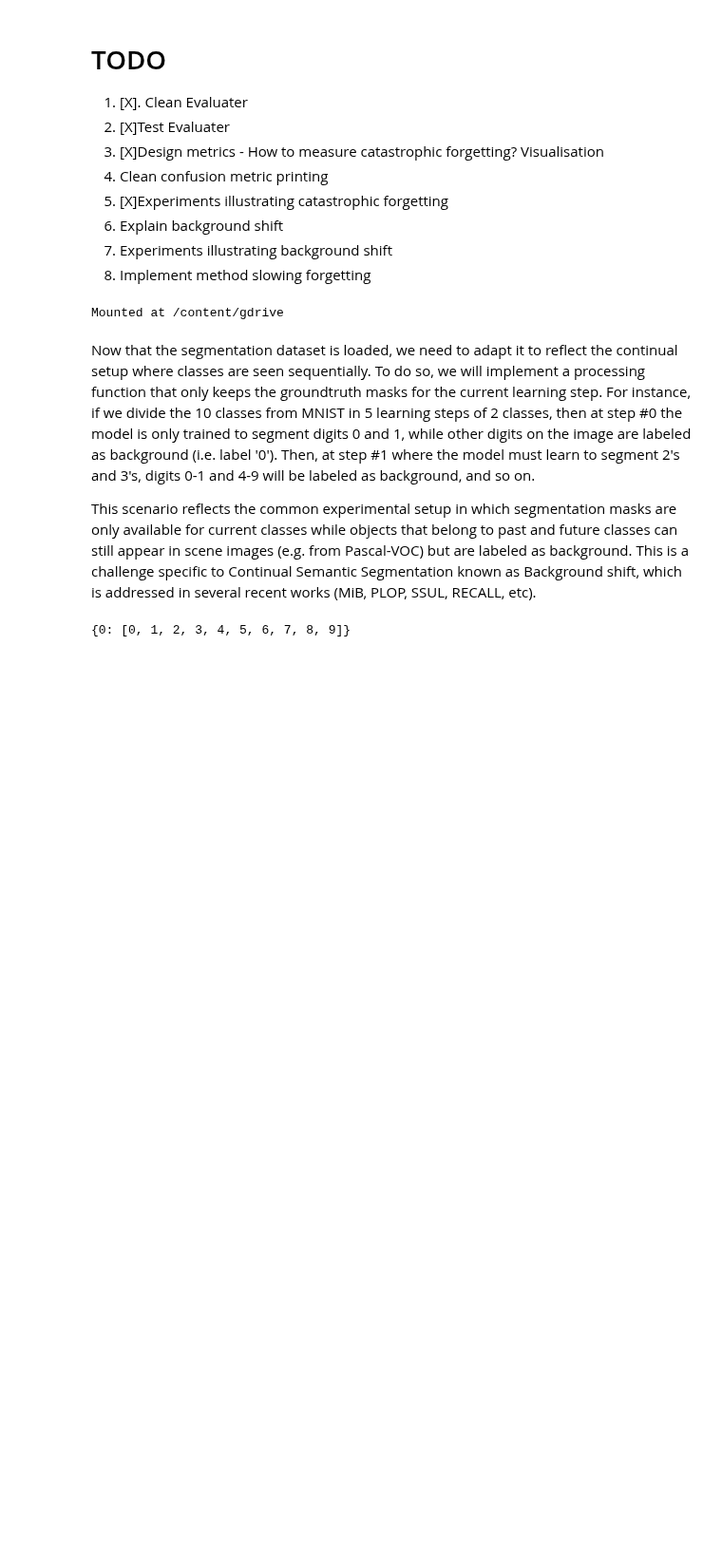
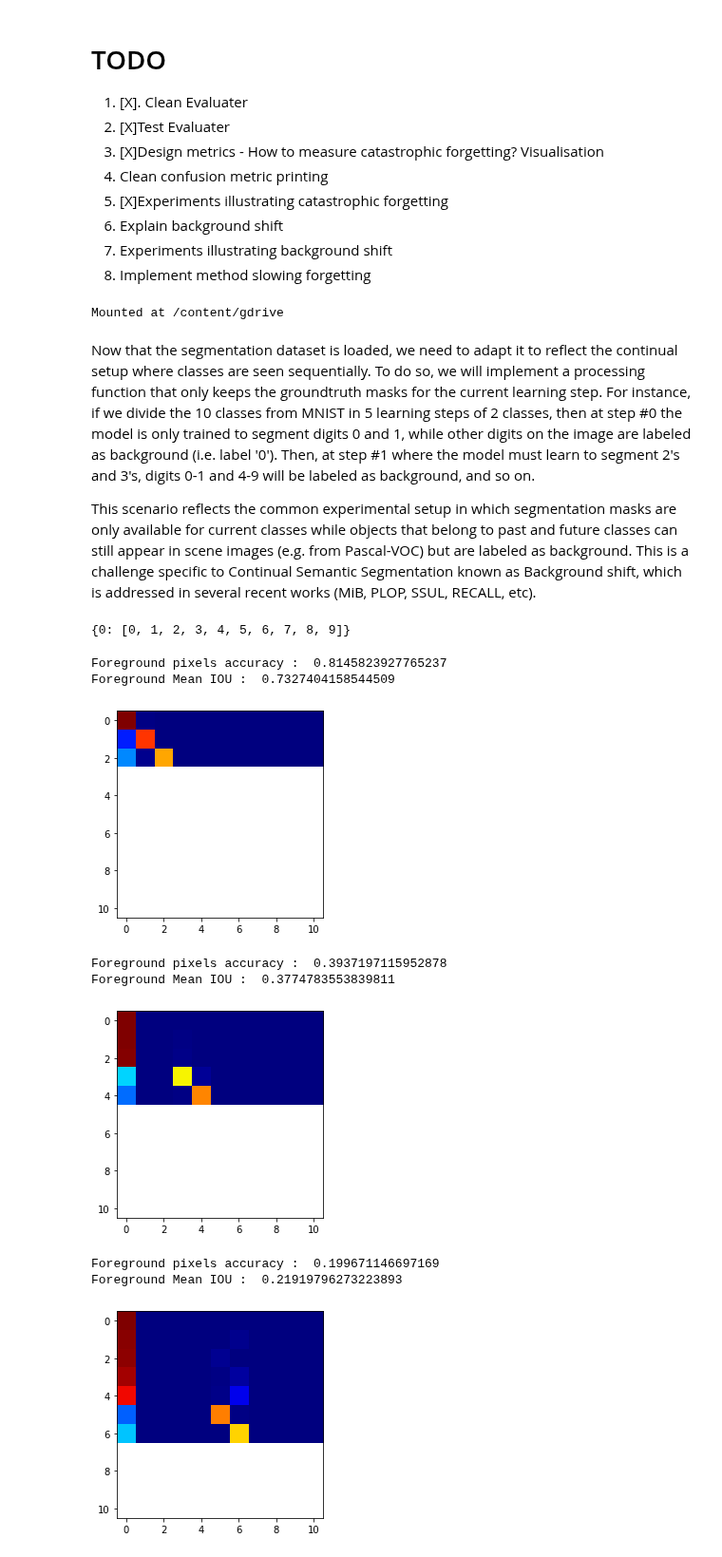
Before and after one commit to mapaf2/mnist-continual-seg, a Jupyter notebook: continual_segmentation_mnist.ipynb, the cells around one changed output. Shown at 95% size. Drawn from its saved outputs; the diff is of its cells as text; code cells hidden in the pictures; blank space fills up the shorter version.

Commit message:
other metrics

```diff
--- a/continual_segmentation_mnist.ipynb
+++ b/continual_segmentation_mnist.ipynb
@@ -187,9 +187,7 @@ class Trainer:
 from importlib import reload
 import metrics
 reload(metrics)
-reload(metrics.metrics_manager)
 reload(metrics.metrics)
-from metrics.metrics_manager import MetricsManager
 from metrics.metrics import *
 
 class EvaluaterCallback:
@@ -234,10 +232,9 @@ class EvaluaterCallback:
       for m in self.metrics:
         m.callbacks()
 
-  def create_animation(self):
-    sf = self.kwargs["sample_freq"] if "sample_freq" in self.kwargs else 1
+  def create_animation(self, filepath, sample_freq=1):
     for m in self.metrics:
-      m.create_animation(sample_freq=sf)
+      m.create_animation(filepath, sample_freq)
 
   def update(self, predictions, labels):
     for m in self.metrics:
@@ -301,7 +298,6 @@ def increment_task(scenario, trainer, evaluater):
   trainer.next_task(scenario.n_classes_per_task[:task_id+1])
   optimizer = torch.optim.Adam(lr = 0.0005, params=trainer.model.parameters())
   trainer.set_optim(optimizer)
-  #callbacks = EvaluaterCallback(trainer.model, ["confusion_matrix"], callback_frequency="step", n_classes=11, save_matrices=True)
   evaluater.set_model(trainer.model)
   trainer.set_callbacks([evaluater])
 
@@ -309,10 +305,12 @@ def meta_train(n_tasks, epochs, scenario, trainer, evaluater):
   for t in range(n_tasks):
     for i in tqdm(range(epochs)):
       trainer.train(i, scenario)
+    print()
+    evaluater.print_metrics()
     torch.save(model.state_dict(), f"checkpoints/task-{trainer.curr_task}.pth")
 
     increment_task(scenario = continual_mnist, trainer = trainer, evaluater = evaluater)
-  evaluater.metrics[0].create_animation(f"offline", sample_freq=4)
+  evaluater.create_animation("offline", sample_freq=4)
 # %%
 _offline
 # %% [output]
@@ -321,20 +319,31 @@ _offline
 # Initialize dataloader, optimizer and trainer
 _tasks = {0: [0,1], 1: [2,3], 2: [4,5], 3: [6,7], 4: [8,9]}
 _offline = {0: list(np.arange(10))}
-model = simple_seg_model(n_classes_per_task=[len(_offline[0])+1])
+
+model = simple_seg_model(n_classes_per_task=[len(_tasks[0])+1])
 model = model.cuda()
 optimizer = torch.optim.Adam(lr = 0.001, params=model.parameters())
 
-continual_mnist = ContinualMnist(n_train=1000, n_test=250, batch_size=72, tasks=_offline)
+continual_mnist = ContinualMnist(n_train=1000, n_test=250, batch_size=72, tasks=_tasks)
 
-evaluater = EvaluaterCallback(model, ["confusion_matrix"], callback_frequency="step", n_classes=11, save_matrices=True)
+evaluater = EvaluaterCallback(model, ["acc", "iou", "confusion_matrix"], callback_frequency="step", n_classes=11, save_matrices=True)
 trainer = Trainer(model,
                   n_classes=[3],
                   optim=optimizer,
                   callbacks=[evaluater])
 # %%
-meta_train(n_tasks = len(_offline),
-           epochs = 500,
+meta_train(n_tasks = len(_tasks),
+           epochs = 100,
            scenario = continual_mnist,
            trainer=trainer,
            evaluater=evaluater)
+# %% [output]
+Foreground pixels accuracy :  0.8145823927765237
+Foreground Mean IOU :  0.7327404158544509
+[figure, added]
+Foreground pixels accuracy :  0.3937197115952878
+Foreground Mean IOU :  0.3774783553839811
+[figure, added]
+Foreground pixels accuracy :  0.199671146697169
+Foreground Mean IOU :  0.21919796273223893
+[figure, added]
```
Also changed, not shown: parts of 2 cells of this notebook.
